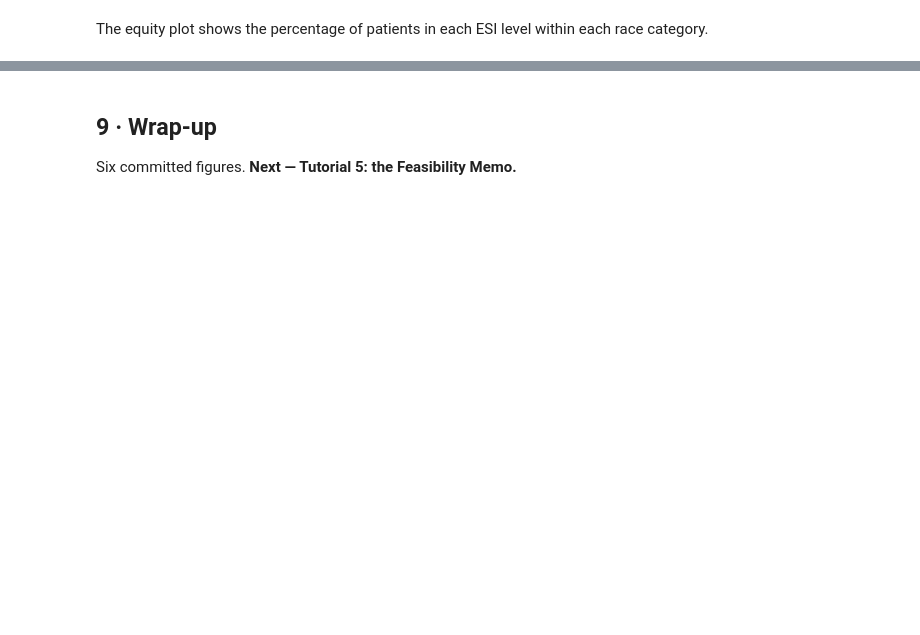
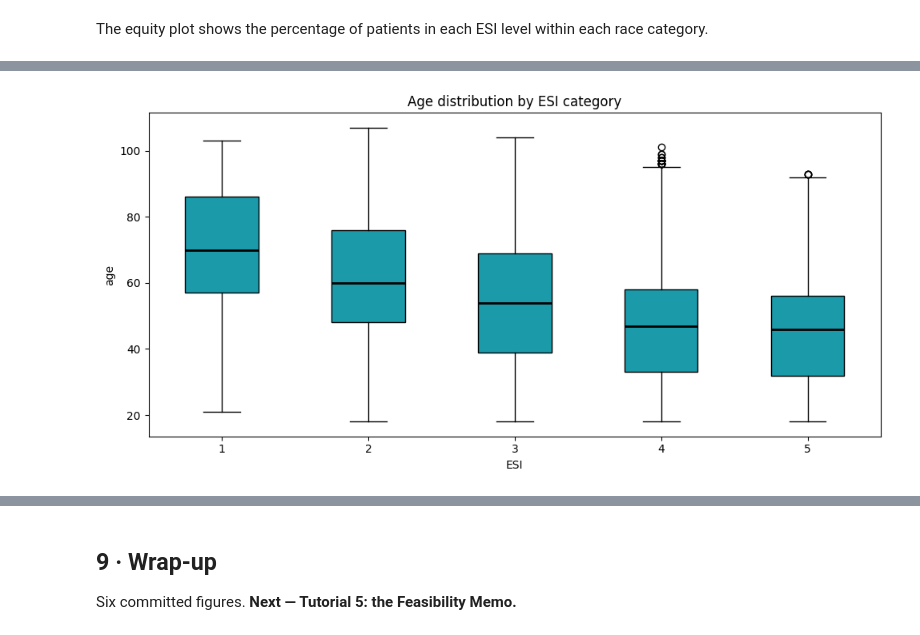
Before and after one commit to tinadams/carisurg-portfolio, a Jupyter notebook: notebooks/week_5_Tutorial3_Exploratory_Visualisation_STUDENT.ipynb, the cells around one changed output, grey strips where cells are left out. Cells and saved outputs as stored; diff of their text form; code cells hidden in the pictures; blank space fills up the shorter version.

```diff
--- a/notebooks/week_5_Tutorial3_Exploratory_Visualisation_STUDENT.ipynb
+++ b/notebooks/week_5_Tutorial3_Exploratory_Visualisation_STUDENT.ipynb
@@ -471,0 +579,36 @@ A clinician would worry if one race category had a noticeably different ESI dist
+# %%
+# Boxplot of age distribution by ESI category
+
+esi_levels = sorted(df[TARGET].dropna().unique())
+
+groups = []
+for level in esi_levels:
+    ages_at_level = pd.to_numeric(
+        df.loc[df[TARGET] == level, "age"],
+        errors="coerce"
+    ).dropna()
+
+    groups.append(ages_at_level)
+
+fig, ax = plt.subplots(figsize=(10, 5))
+
+box = ax.boxplot(
+    groups,
+    tick_labels=esi_levels,
+    patch_artist=True,
+    medianprops=dict(color="black", linewidth=2)
+)
+
+# Change the boxplot fill colour to teal so it is easier to see.
+for patch in box["boxes"]:
+    patch.set_facecolor("#1B9AAA")
+
+ax.set_title("Age distribution by ESI category")
+ax.set_xlabel("ESI")
+ax.set_ylabel("age")
+
+plt.tight_layout()
+plt.savefig("figs/08_age_by_esi.png", dpi=110)
+plt.show()
+# %% [output]
+[figure, added]
```
Also changed, not shown: parts of 19 cells of this notebook.
